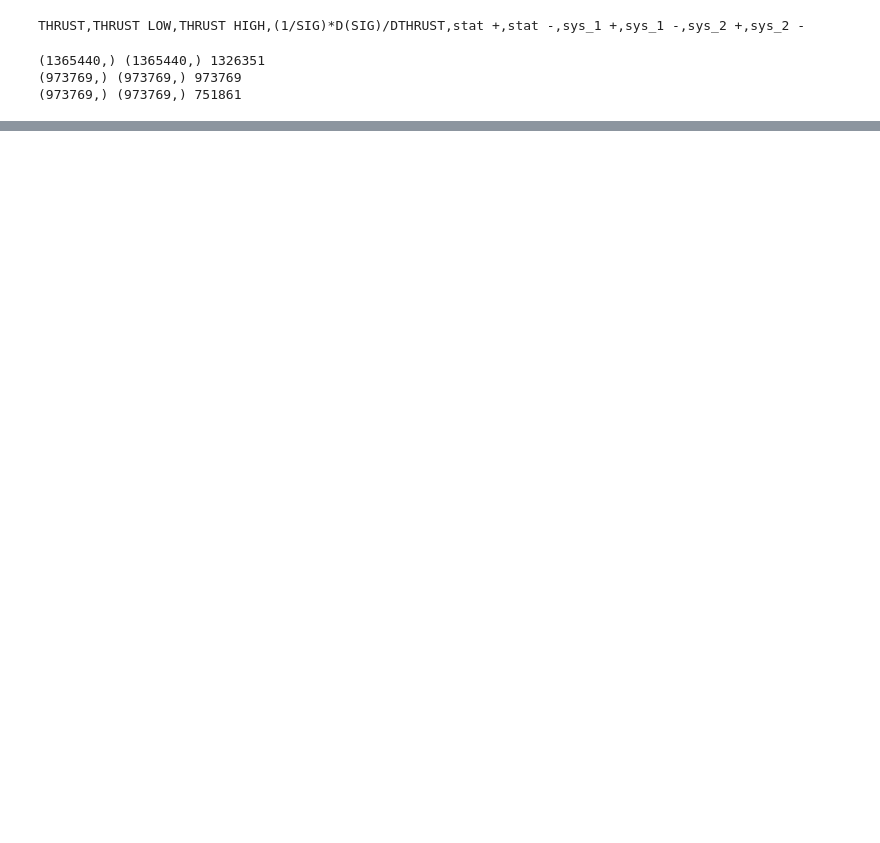
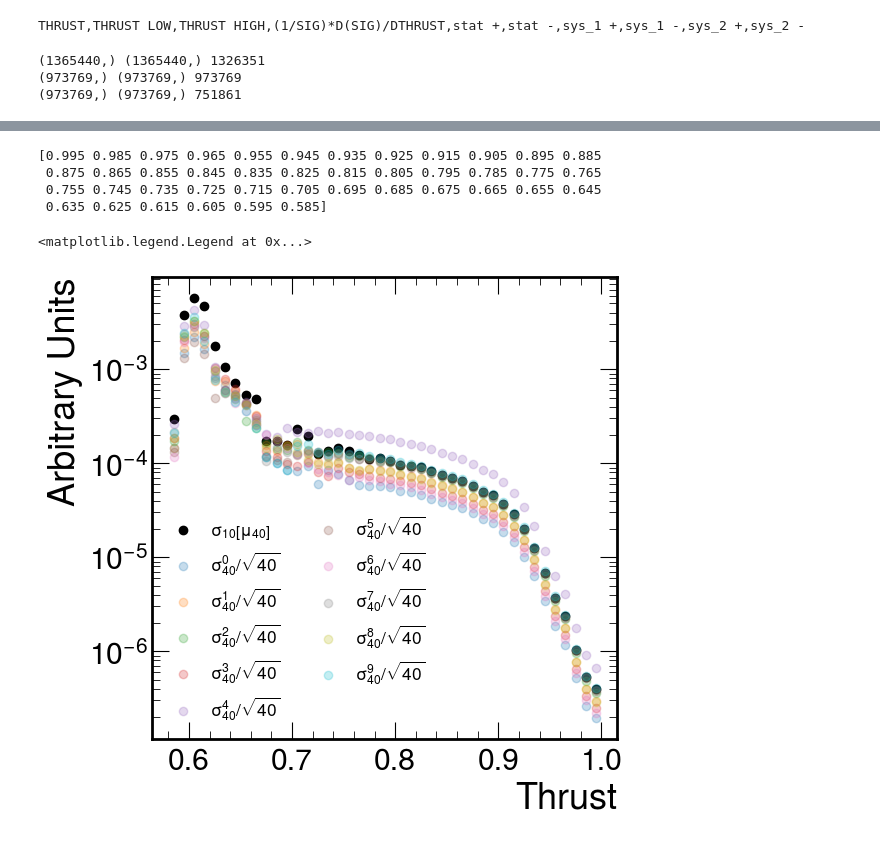
Before and after one commit to badeaa3/unfold-ee-logtau, a Jupyter notebook: Result.ipynb, the cells around one changed output, grey strips where cells are left out. Drawn from its saved outputs; the diff is of its cells as text; code cells hidden in the pictures; blank space fills up the shorter version.

```diff
--- a/Result.ipynb
+++ b/Result.ipynb
@@ -467,0 +500,29 @@ plt.savefig("logtau_uncertainty_breakdown.pdf", bbox_inches="tight")
+# %%
+# pick up errors
+# ens_errs = np.array(lin_u["ensemble"]["errs"])
+ens_cts = np.array(lin_u["ensemble"]["counts"])
+
+# keep first 400
+# ens_errs = ens_errs[:400]
+ens_cts = ens_cts[:400]
+
+# reshape to sets of 40
+# ens_errs = ens_errs.reshape(-1, 40, 42)
+ens_cts = ens_cts.reshape(-1, 40, 42)
+
+print(ens_cts.shape)
+
+# get means over the 40 ensembeles
+ens_cts_mean = np.mean(ens_cts,axis=1)
+print(ens_cts_mean.shape)
+
+# get std over the means
+ens_cts_mean_std = np.std(ens_cts_mean,axis=0)
+print(ens_cts_mean_std.shape)
+print(ens_cts_mean_std)
+
+# get std within each set of 40
+ens_cts_std = np.std(ens_cts,axis=1)
+ens_cts_std /= 40**0.5
+print(ens_cts_std.shape)
+print(ens_cts_std[0])
@@ -467,0 +547,17 @@ plt.savefig("logtau_uncertainty_breakdown.pdf", bbox_inches="tight")
+# %%
+plt.figure(figsize=(6,6))
+plt.scatter(1-aleph_midbins, ens_cts_mean_std, label=r"$\sigma_{{10}}\left[\mu_{{40}}\right]$", color="black")
+print(1-aleph_midbins)
+for i in range(ens_cts_std.shape[0]):
+    plt.scatter(1-aleph_midbins, ens_cts_std[i], label=fr"$\sigma_{{40}}^{i}/\sqrt{{40}}$", alpha=0.25)
+plt.xlabel("Thrust")
+plt.ylabel("Arbitrary Units")
+plt.yscale("log")
+plt.legend(fontsize=12.5, ncol=2, loc="lower left")
+# %% [output]
+[0.995 0.985 0.975 0.965 0.955 0.945 0.935 0.925 0.915 0.905 0.895 0.885
+ 0.875 0.865 0.855 0.845 0.835 0.825 0.815 0.805 0.795 0.785 0.775 0.765
+ 0.755 0.745 0.735 0.725 0.715 0.705 0.695 0.685 0.675 0.665 0.655 0.645
+ 0.635 0.625 0.615 0.605 0.595 0.585]
+<matplotlib.legend.Legend at 0x...>
+[figure, added]
```
Also changed, not shown: parts of 10 cells of this notebook, 2 other files.
